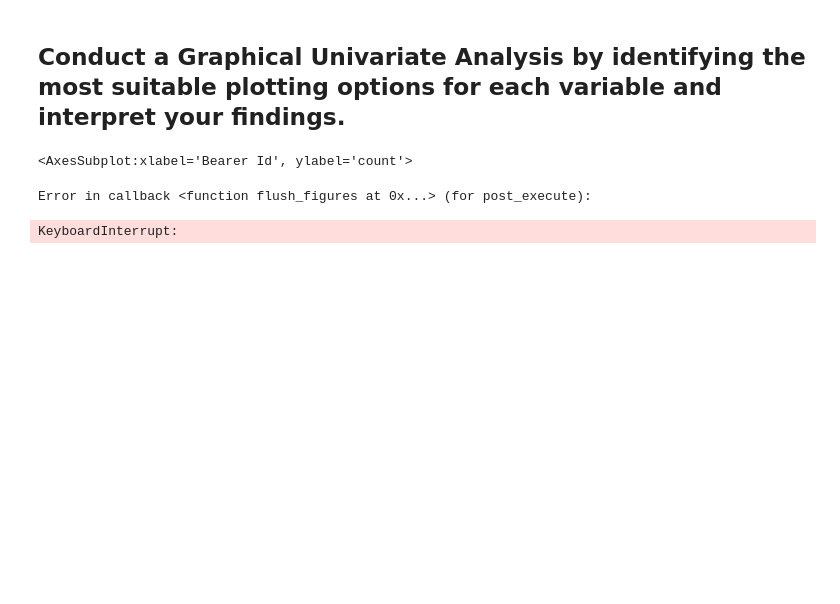
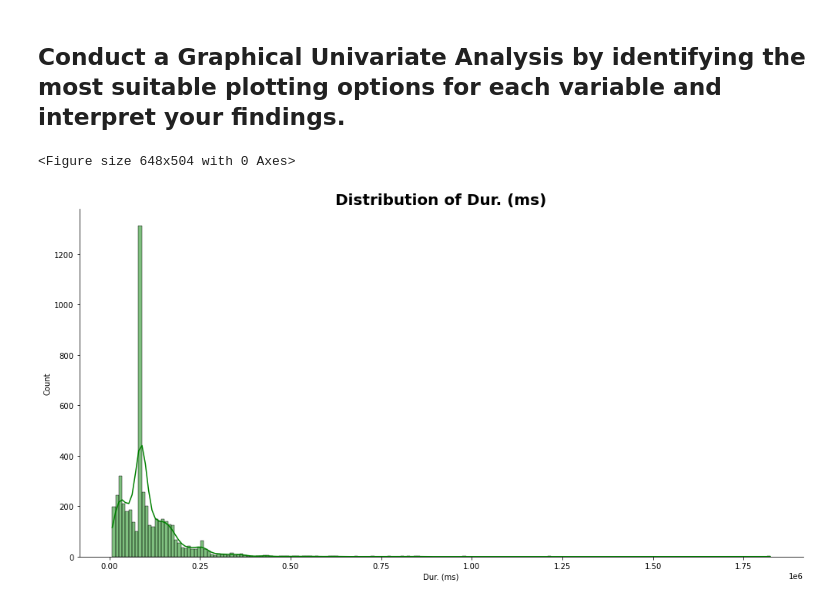
Before and after one commit to bereketkibru/User_Analytics_in_telecom, a Jupyter notebook: notebooks/User Overview analysis .ipynb, the cells around one changed output. Saved outputs shown, nothing was run; the diff lists cells and outputs as text; code cells hidden in the pictures; blank space fills up the shorter version.

```diff
--- a/notebooks/User Overview analysis .ipynb
+++ b/notebooks/User Overview analysis .ipynb
@@ -288,6 +382,5 @@ xDR_df[cols].describe().transpose()
 # %%
-sns.distplot(xDR_df['Bearer Id'])
+plot_hist(EDA_df.sample(5000), 'Dur. (ms)', color='green')
 # %% [output]
-<AxesSubplot:xlabel='Bearer Id', ylabel='count'>
+<Figure size 648x504 with 0 Axes>
-Error in callback <function flush_figures at 0x...> (for post_execute):
-KeyboardInterrupt:
+[figure, added]
```
Also changed, not shown: parts of 30 cells of this notebook.
